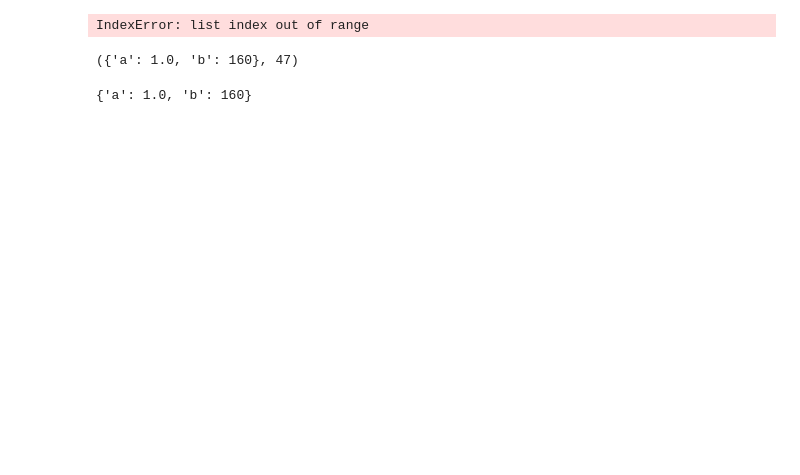
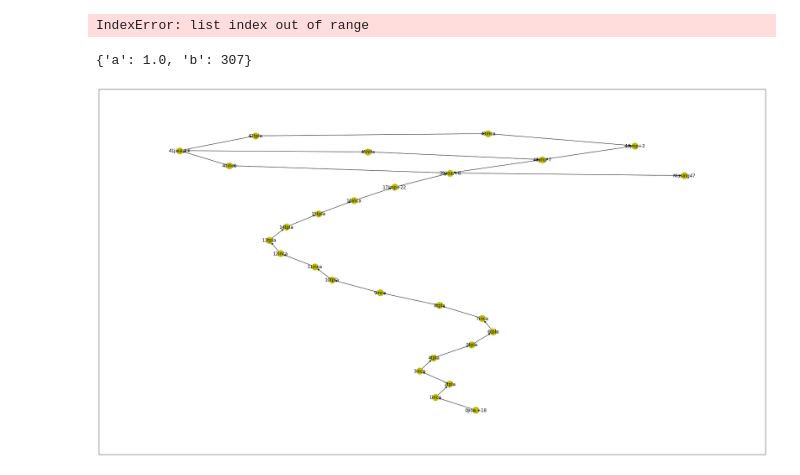
Before and after one commit to jvanelteren/advent_of_code, a Jupyter notebook: advent_of_code_2015/day 23/solution.ipynb, the cells around one changed output. Saved outputs shown, nothing was run; the diff lists cells and outputs as text; code cells hidden in the pictures; blank space fills up the shorter version.

Commit message:
updated 2015 day 23 with visualization

```diff
--- a/advent_of_code_2015/day 23/solution.ipynb
+++ b/advent_of_code_2015/day 23/solution.ipynb
@@ -39,7 +35,17 @@ lines = data('input', parser=str.split, sep='\n')
+# %%
+def data(filename='input', parser=str, sep='\n') -> list:
+    "Split the day's input file into sections separated by `sep`, and apply `parser` to each."
+    sections = open(f'{filename}.txt').read().rstrip().split(sep)
+    return [parser(section) for section in sections]
+lines = data('input', parser=str.split, sep='\n')
+labels = {idx:''.join([str(idx)]+line) for idx, line in enumerate(lines)}
 # %%
-reg = {'a':1, 'b':0}
+reg = {'a':0, 'b':0}
 pnt = 0
+from collections import defaultdict
+edges = set()
 for i in range(10000000000000000):
+    prev = pnt
     cur = lines[pnt]
     ins, *arg = cur
     # print(pnt,ins, arg)
@@ -64,14 +70,15 @@ for i in range(10000000000000000):
             pnt += int(arg[1])
         else:
             pnt += 1
-reg
+    edges.add((prev, pnt))
 # %% [output]
 IndexError: list index out of range
-# %%
-reg, pnt
-# %% [output]
-({'a': 1.0, 'b': 160}, 47)
 # %%
 reg
 # %% [output]
-{'a': 1.0, 'b': 160}
+{'a': 1.0, 'b': 307}
+# %%
+from aocutils.special import visualize_graph, labelize
+visualize_graph(edges, labelize(lines))
+# %% [output]
+[figure, added]
```
Also changed, not shown: parts of 2 cells of this notebook, 1 other file.
